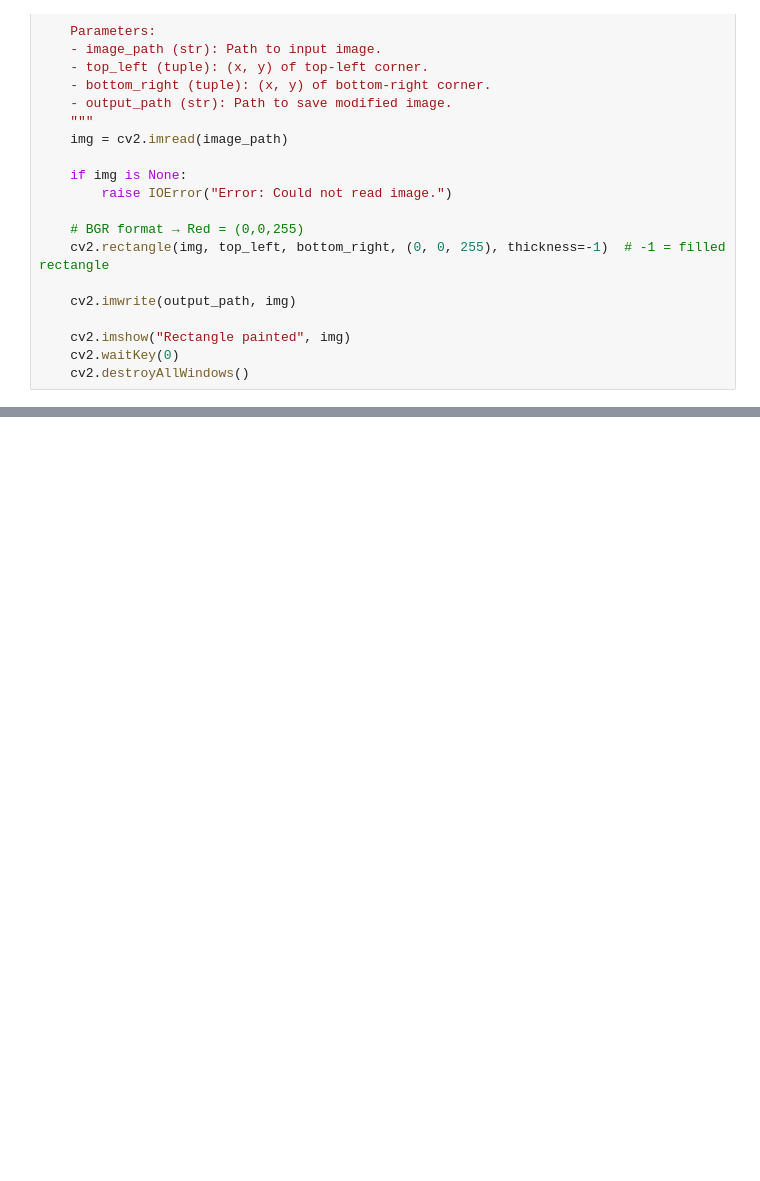
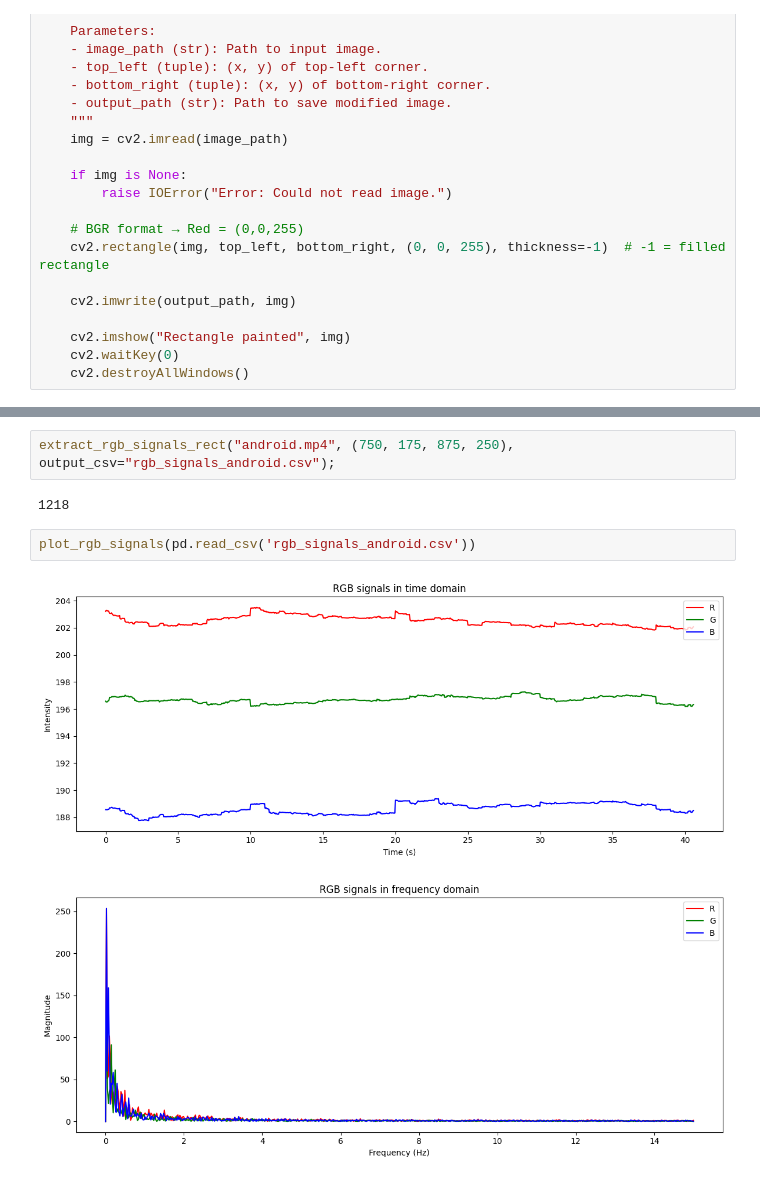
Before and after one commit to sophia-celine/rPPG, a Jupyter notebook: initial_tests/rPPGrough.ipynb, the cells around one changed output, grey strips where cells are left out. Drawn from its saved outputs; the diff is of its cells as text; blank space fills up the shorter version.

```diff
--- a/initial_tests/rPPGrough.ipynb
+++ b/initial_tests/rPPGrough.ipynb
@@ -79,0 +150,9 @@ def extract_rgb_signals_rect(video_path, rect, output_csv="rgb_signals.csv"):
+# %%
+extract_rgb_signals_rect("android.mp4", (750, 175, 875, 250), output_csv="rgb_signals_android.csv");
+# %% [output]
+1218
+# %%
+plot_rgb_signals(pd.read_csv('rgb_signals_android.csv'))
+# %% [output]
+[figure, added]
+[figure, added]
```
Also changed, not shown: parts of 12 cells of this notebook, 6 other files.
